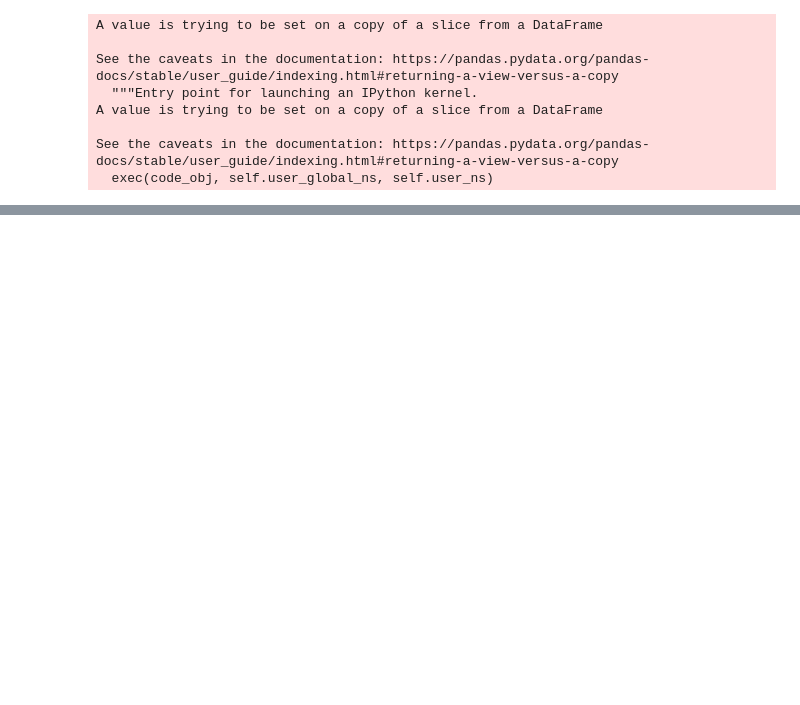
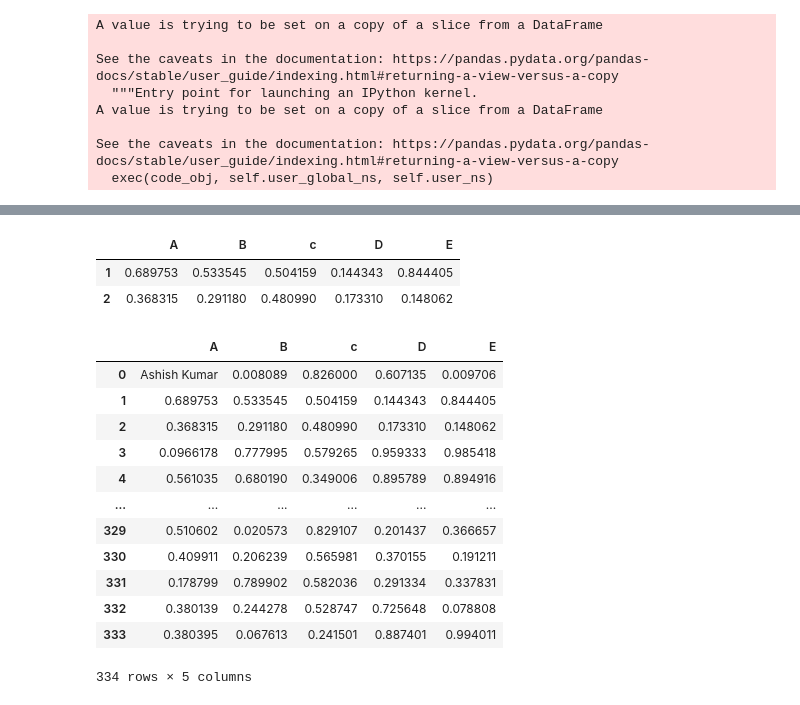
Before and after one commit to ashis08h/python-django-learning, a Jupyter notebook: Ecobiased/pandas_tutorial/Untitled.ipynb, the cells around one changed output, grey strips where cells are left out. Cells and saved outputs as stored; diff of their text form; code cells hidden in the pictures; blank space fills up the shorter version.

```diff
--- a/Ecobiased/pandas_tutorial/Untitled.ipynb
+++ b/Ecobiased/pandas_tutorial/Untitled.ipynb
@@ -637,0 +655,27 @@ new_df.loc[[1, 2], ['c', 'D']]
+# %%
+# code to get all the columns
+new_df.loc[[1,2],:]
+# %% [output]
+|  | A | B | c | D | E |
+| 1 | 0.689753 | 0.533545 | 0.504159 | 0.144343 | 0.844405 |
+| 2 | 0.368315 | 0.291180 | 0.480990 | 0.173310 | 0.148062 |
+# %%
+new_df.loc[0,0] = 0.23
+# %%
+new_df = new_df.drop(0, axis=1)
+# %%
+new_df
+# %% [output]
+|  | A | B | c | D | E |
+| 0 | Ashish Kumar | 0.008089 | 0.826000 | 0.607135 | 0.009706 |
+| 1 | 0.689753 | 0.533545 | 0.504159 | 0.144343 | 0.844405 |
+| 2 | 0.368315 | 0.291180 | 0.480990 | 0.173310 | 0.148062 |
+| 3 | 0.0966178 | 0.777995 | 0.579265 | 0.959333 | 0.985418 |
+| 4 | 0.561035 | 0.680190 | 0.349006 | 0.895789 | 0.894916 |
+| ... | ... | ... | ... | ... | ... |
+| 329 | 0.510602 | 0.020573 | 0.829107 | 0.201437 | 0.366657 |
+| 330 | 0.409911 | 0.206239 | 0.565981 | 0.370155 | 0.191211 |
+| 331 | 0.178799 | 0.789902 | 0.582036 | 0.291334 | 0.337831 |
+| 332 | 0.380139 | 0.244278 | 0.528747 | 0.725648 | 0.078808 |
+| 333 | 0.380395 | 0.067613 | 0.241501 | 0.887401 | 0.994011 |
+334 rows × 5 columns
```
Also changed, not shown: parts of 66 cells of this notebook, 3 other files.
